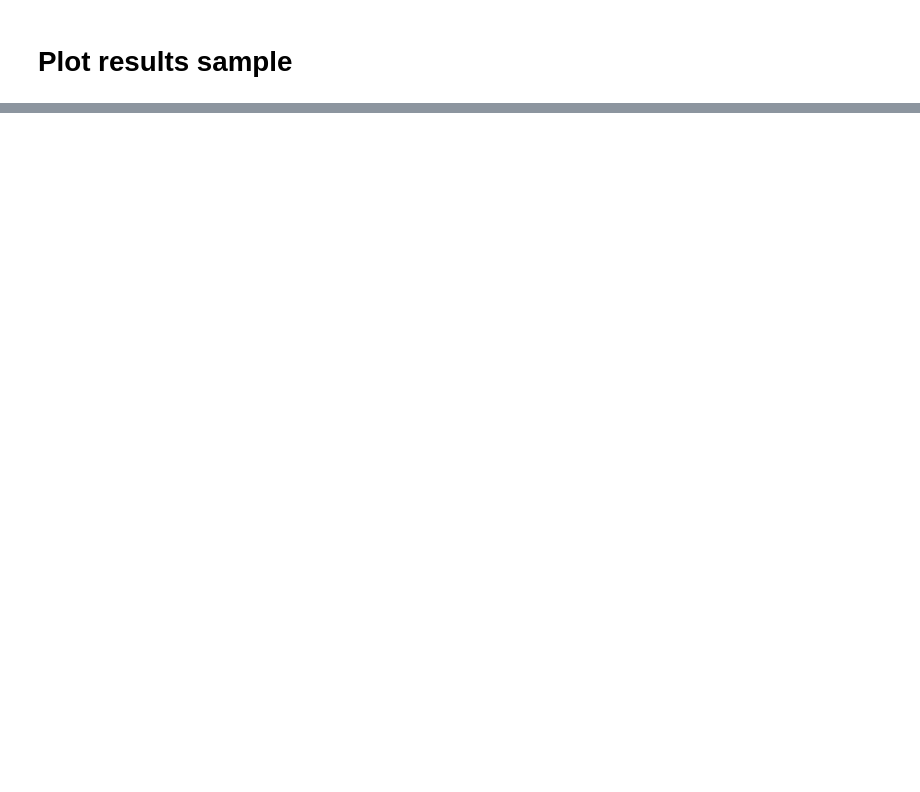
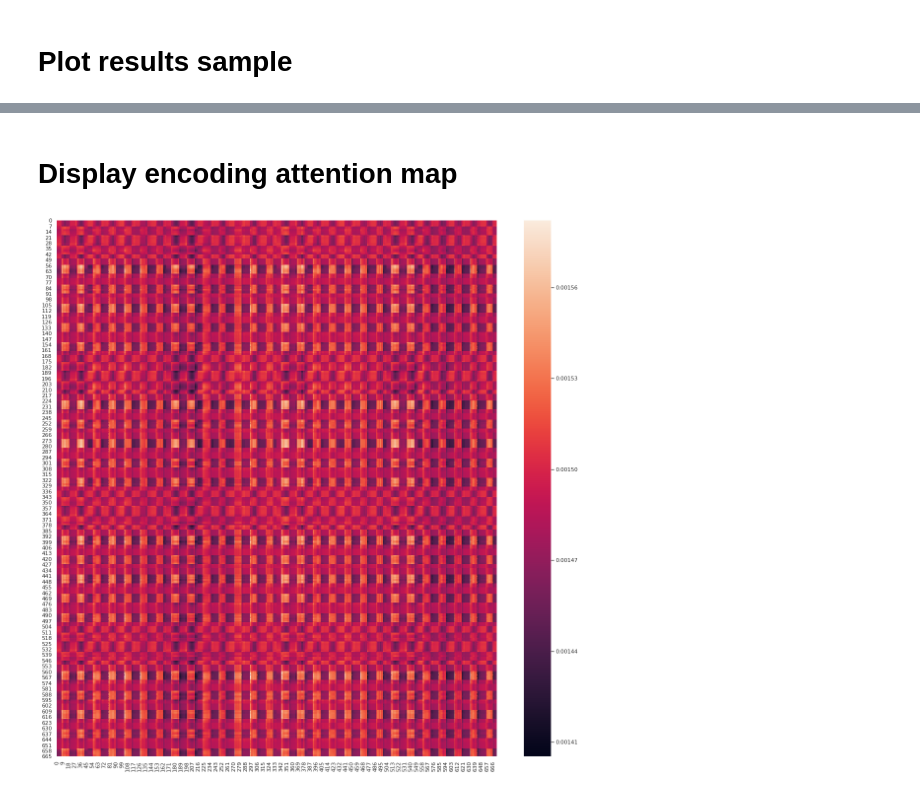
Before and after one commit to maxjcohen/transformer, a Jupyter notebook: training_classic.ipynb, the cells around one changed output, grey strips where cells are left out. Saved outputs shown, nothing was run; the diff lists cells and outputs as text; code cells hidden in the pictures; blank space fills up the shorter version.

Commit message:
Display attention map after training

```diff
--- a/training_classic.ipynb
+++ b/training_classic.ipynb
@@ -104,0 +106,15 @@ plt.savefig("fig")
+# %% [markdown]
+# Display encoding attention map
+# %%
+# Select first encoding layer
+encoder = net._layers_encoding[0]
+
+# Get the first attention map
+attn_map = encoder.attention_map[0]
+
+# Plot
+plt.figure(figsize=(20, 20))
+sns.heatmap(attn_map)
+plt.savefig("attention_map.jpg")
+# %% [output]
+[figure, added]
```
Also changed, not shown: parts of 3 cells of this notebook, 3 other files.
